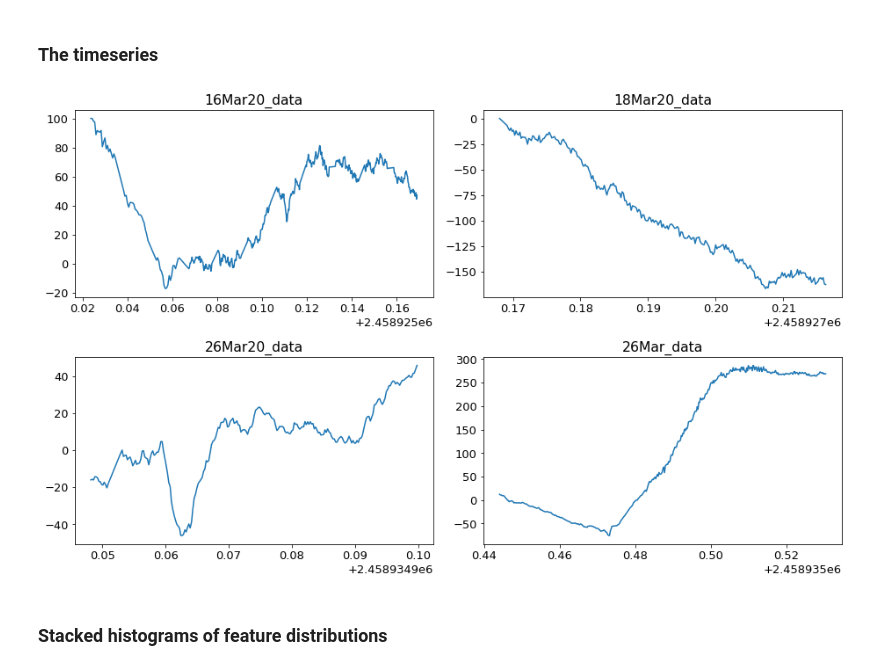
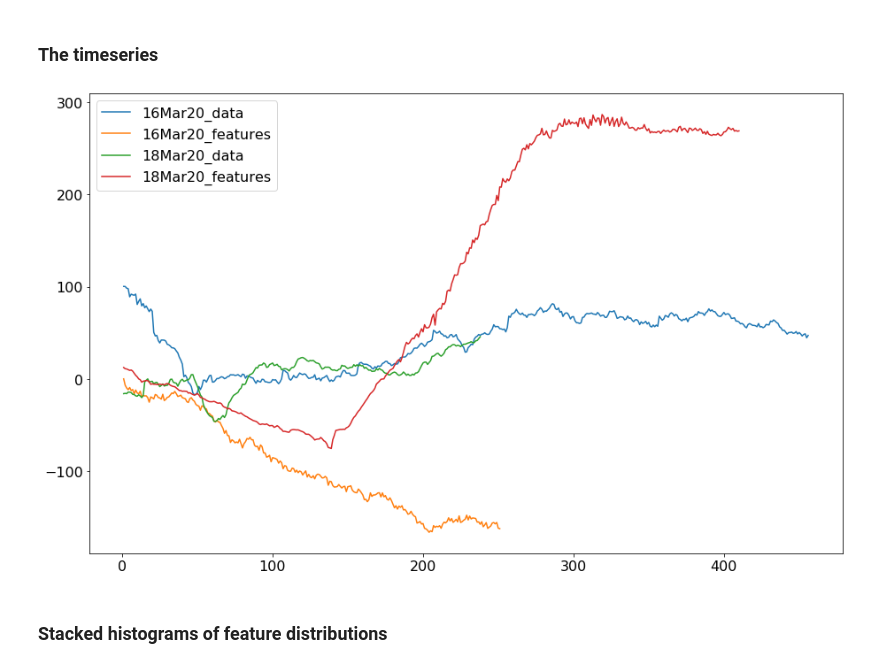
Before and after one commit to svejlgaard/finalproject, a Jupyter notebook: Visualization.ipynb, the cells around one changed output. Saved outputs shown, nothing was run; the diff lists cells and outputs as text; code cells hidden in the pictures.

```diff
--- a/Visualization.ipynb
+++ b/Visualization.ipynb
@@ -1,6 +1,6 @@
 # %%
 %run -i "loaddata.py"
-plt.rcParams["font.size"] = 13
+plt.rcParams["font.size"] = 16
 import scipy.stats as st
 save = False
 # %% [output]
@@ -16,13 +16,12 @@ y = np.array([data_dict[keys[i]][:,1] for i in range(len(keys))])
 # %%
 plt.figure(figsize=(13,8))
 for i in range(4):
-    plt.subplot(2,2,i+1)
-    plt.title(keys[i])
-    plt.plot(x[i], y[i])
+    plt.plot(y[i], label=all_keys[i])
+plt.legend()
 plt.tight_layout()
 plt.show()
 # %% [output]
-[figure, old version]
+[figure, new version]
 # %% [markdown]
 ### Stacked histograms of feature distributions
 # %%
```
